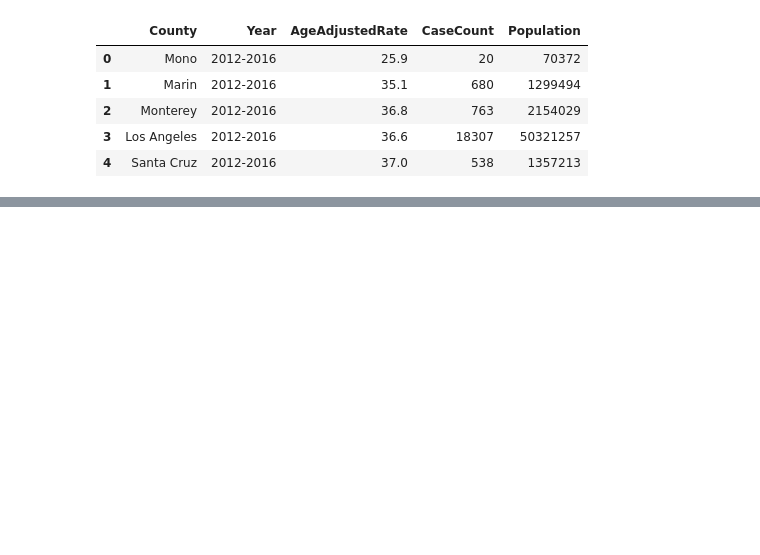
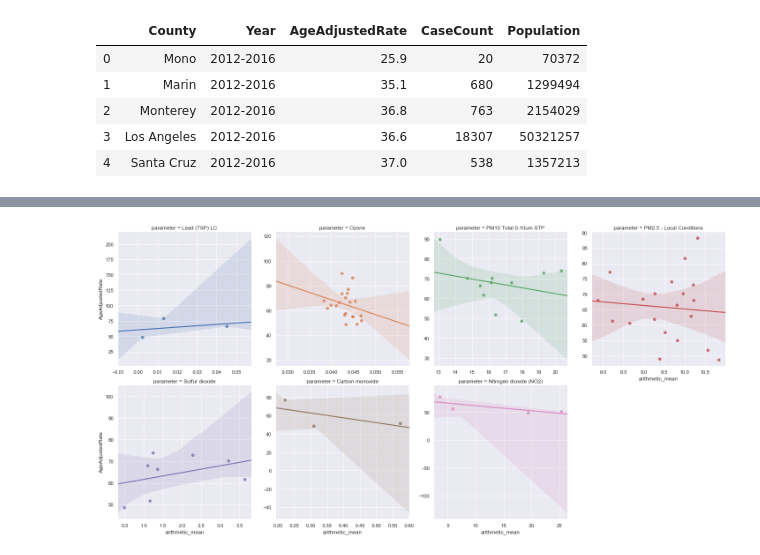
Before and after one commit to bbjornstad-flatiron/flatiron-mod3-project, a Jupyter notebook: data_analysis.ipynb, the cells around one changed output, grey strips where cells are left out. Cells and saved outputs as stored; diff of their text form; code cells hidden in the pictures; blank space fills up the shorter version.

```diff
--- a/data_analysis.ipynb
+++ b/data_analysis.ipynb
@@ -49,0 +84,3 @@ Ttest_indResult(statistic=-40.842553528287645, pvalue=7.905230952890071e-43)
+# %%
+ga_aq_time_means = ga_aq_df.groupby(['county', 'parameter']).mean().reset_index()
+ga_aq_time_means.head()
@@ -49,0 +94,3 @@ Ttest_indResult(statistic=-40.842553528287645, pvalue=7.905230952890071e-43)
+# %%
+ga_merged_df = ga_aq_time_means.join(ga_cancer_rates.set_index('County'), how='inner', on='county')
+ga_merged_df.head(10)
@@ -49,0 +121,12 @@ Ttest_indResult(statistic=-40.842553528287645, pvalue=7.905230952890071e-43)
+# %%
+sns.lmplot(
+    x='arithmetic_mean',
+    y='AgeAdjustedRate',
+    hue='parameter',
+    col='parameter',
+    data=ga_merged_df,
+    col_wrap=4,
+    sharex=False,
+    sharey=False);
+# %% [output]
+[figure, added]
```
Also changed, not shown: parts of 16 cells of this notebook.
